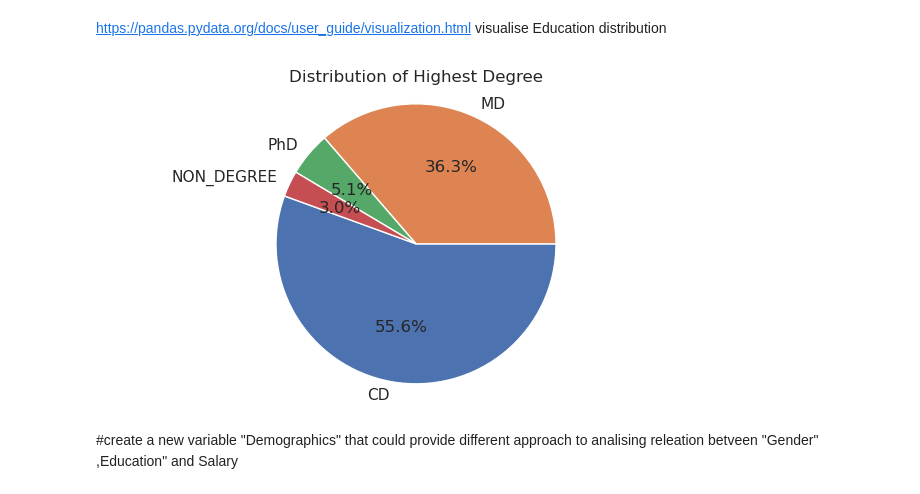
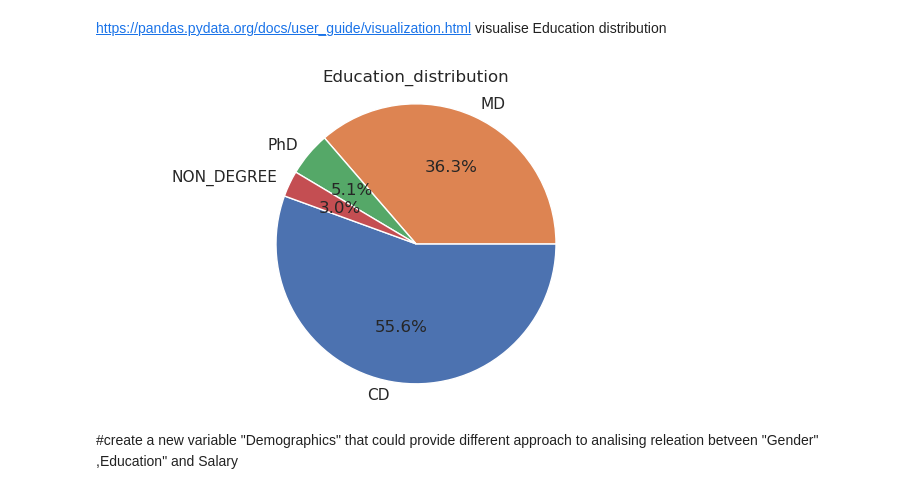
Before and after one commit to CCT-Dublin/ca-1-NataliProhorova, a Jupyter notebook: Salary_survey_2021.ipynb, the cells around one changed output. Saved outputs shown, nothing was run; the diff lists cells and outputs as text; code cells hidden in the pictures.

```diff
--- a/Salary_survey_2021.ipynb
+++ b/Salary_survey_2021.ipynb
@@ -406,12 +406,12 @@ https://pandas.pydata.org/docs/user_guide/visualization.html   visualise Educati
 # %%
 # Assuming Education_distribution is our Series
 plt.figure(figsize=(8, 4))
 plt.pie(Education_distribution, labels=Education_distribution.index, autopct='%1.1f%%', startangle=160)
-plt.title('Distribution of Highest Degree')
+plt.title('Education_distribution')
 plt.axis('equal')
 plt.show()
 # %% [output]
-[figure, old version]
+[figure, new version]
 # %% [markdown]
 #create a new variable "Demographics"   that could provide different approach to analising releation betveen "Gender" ,Education"   and Salary
 # %%
```
Also changed, not shown: parts of 36 cells of this notebook.
